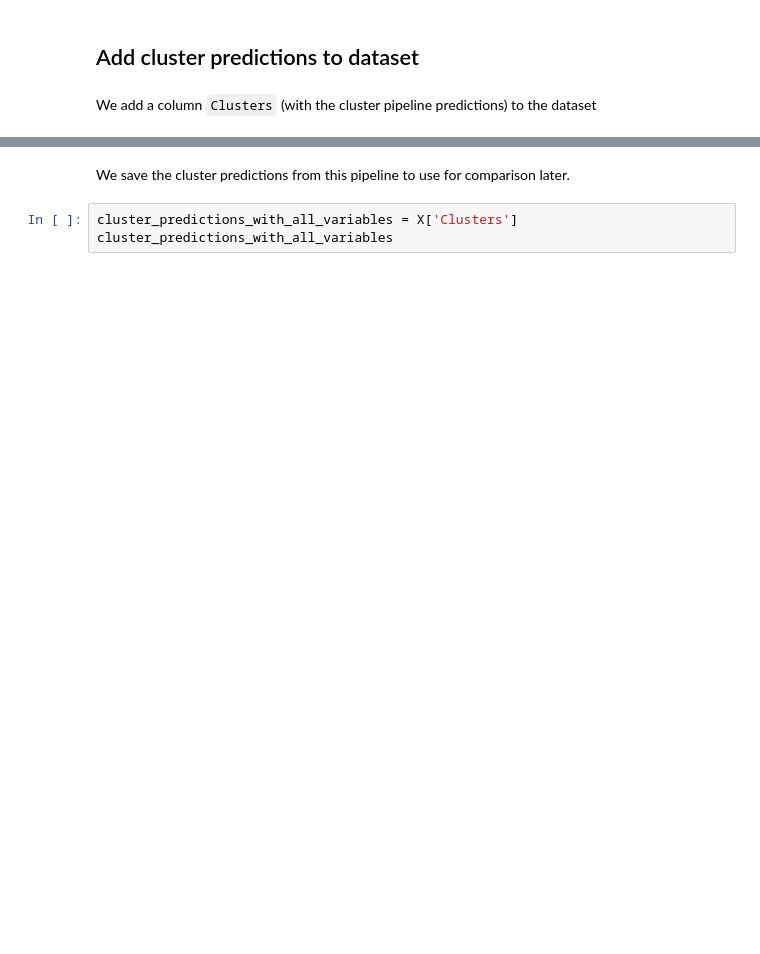
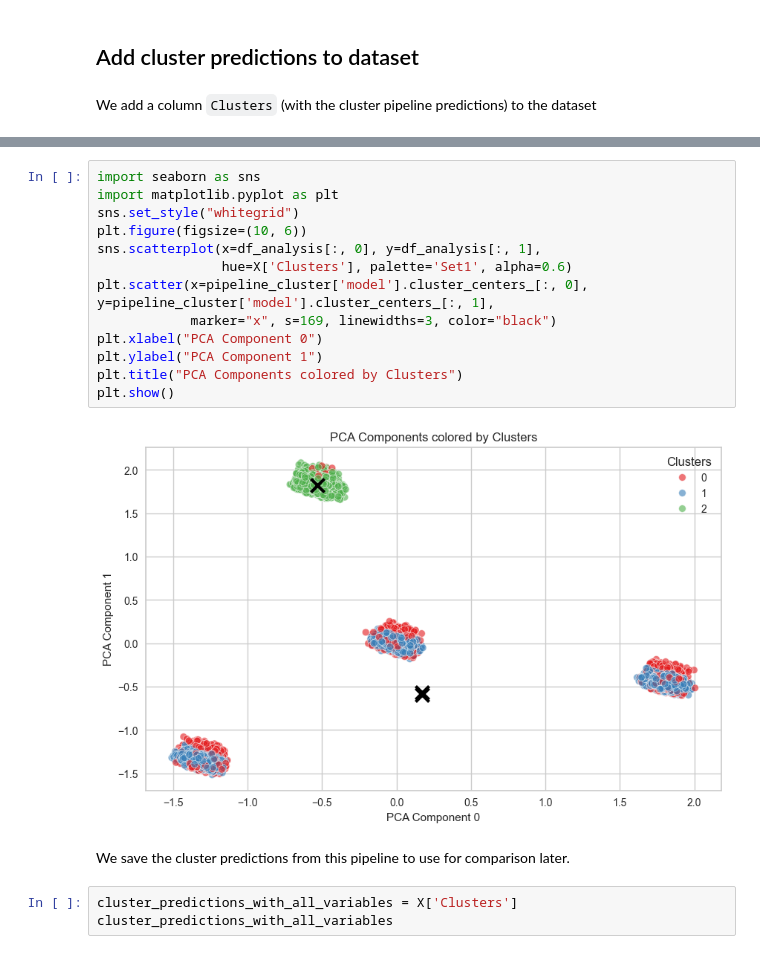
Before and after one commit to Scaphix/the-ai-salary-index, a Jupyter notebook: jupyter_notebooks/06 - ModelingEvaluation - Cluster.ipynb, the cells around one changed output, grey strips where cells are left out. Cells and saved outputs as stored; diff of their text form; blank space fills up the shorter version.

```diff
--- a/jupyter_notebooks/06 - ModelingEvaluation - Cluster.ipynb
+++ b/jupyter_notebooks/06 - ModelingEvaluation - Cluster.ipynb
@@ -540,3 +575,18 @@ Clusters
+# %%
+import seaborn as sns
+import matplotlib.pyplot as plt
+sns.set_style("whitegrid")
+plt.figure(figsize=(10, 6))
+sns.scatterplot(x=df_analysis[:, 0], y=df_analysis[:, 1],
+                hue=X['Clusters'], palette='Set1', alpha=0.6)
+plt.scatter(x=pipeline_cluster['model'].cluster_centers_[:, 0], y=pipeline_cluster['model'].cluster_centers_[:, 1],
+            marker="x", s=169, linewidths=3, color="black")
+plt.xlabel("PCA Component 0")
+plt.ylabel("PCA Component 1")
+plt.title("PCA Components colored by Clusters")
+plt.show()
+# %% [output]
+[figure, added]
 # %% [markdown]
 We save the cluster predictions from this pipeline to use for comparison later.
 # %%
```
Also changed, not shown: parts of 41 cells of this notebook, 2 other files.
